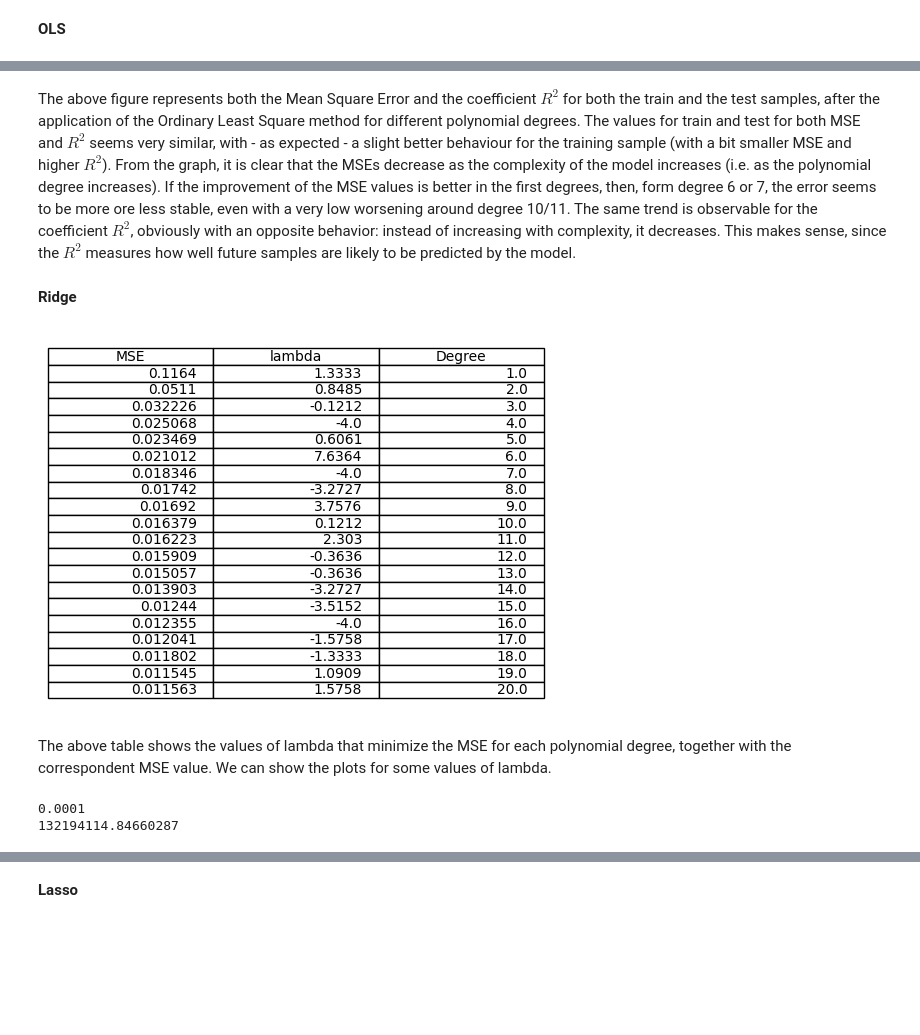
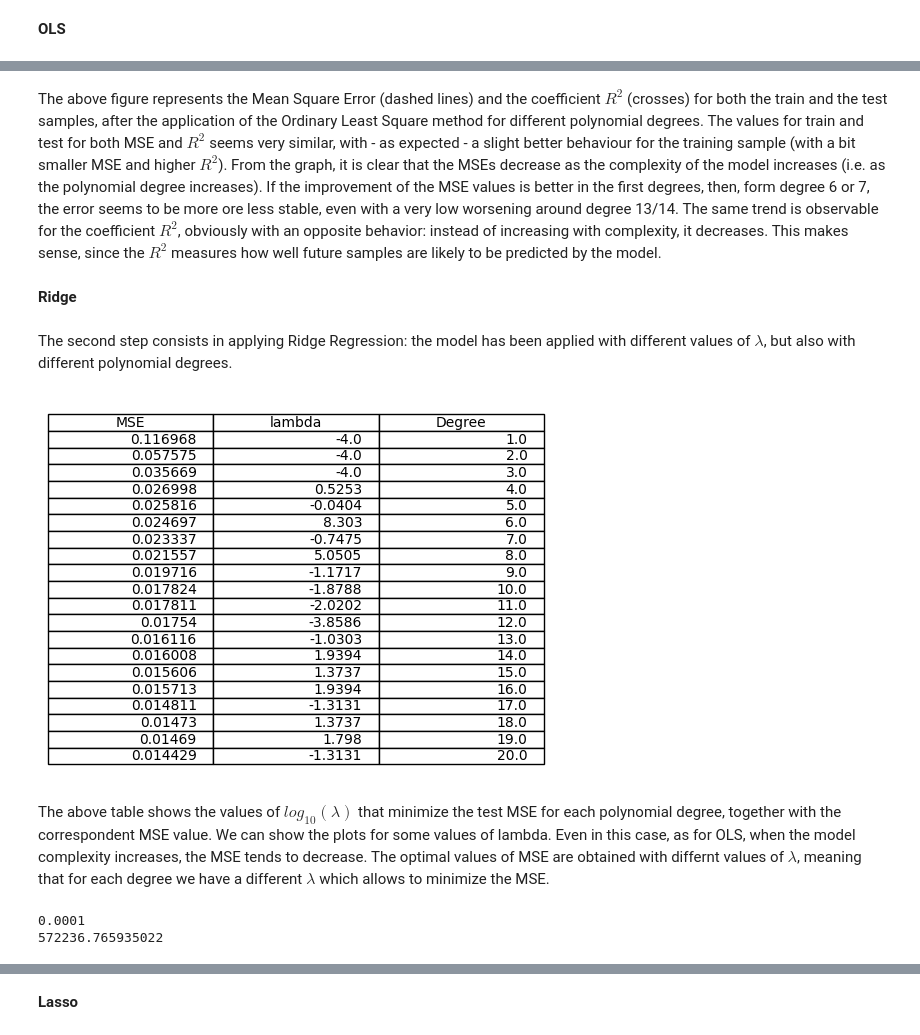
Before and after one commit to alessiasanfelici/FYS-STK4155, a Jupyter notebook: Project bozza/Exercise g.ipynb, the cells around one changed output, grey strips where cells are left out. Saved outputs shown, nothing was run; the diff lists cells and outputs as text; code cells hidden in the pictures; blank space fills up the shorter version.

```diff
--- a/Project bozza/Exercise g.ipynb
+++ b/Project bozza/Exercise g.ipynb
@@ -178,11 +178,13 @@ array([0.11686101, 0.05115188, 0.03223051, 0.02506754, 0.02351813,
 # %% [markdown]
-The above figure represents both the Mean Square Error and the coefficient $R^2$ for both the train and the test samples, after the application of the Ordinary Least Square method for different polynomial degrees. The values for train and test for both MSE and $R^2$ seems very similar, with - as expected - a slight better behaviour for the training sample (with a bit smaller MSE and higher $R^2$). From the graph, it is clear that the MSEs decrease as the complexity of the model increases (i.e. as the polynomial degree increases). If the improvement of the MSE values is better in the first degrees, then, form degree 6 or 7, the error seems to be more ore less stable, even with a very low worsening around degree 10/11. The same trend is observable for the coefficient $R^2$, obviously with an opposite behavior: instead of increasing with complexity, it decreases. This makes sense, since the $R^2$ measures how well future samples are likely to be predicted by the model.
+The above figure represents the Mean Square Error (dashed lines) and the coefficient $R^2$ (crosses) for both the train and the test samples, after the application of the Ordinary Least Square method for different polynomial degrees. The values for train and test for both MSE and $R^2$ seems very similar, with - as expected - a slight better behaviour for the training sample (with a bit smaller MSE and higher $R^2$). From the graph, it is clear that the MSEs decrease as the complexity of the model increases (i.e. as the polynomial degree increases). If the improvement of the MSE values is better in the first degrees, then, form degree 6 or 7, the error seems to be more ore less stable, even with a very low worsening around degree 13/14. The same trend is observable for the coefficient $R^2$, obviously with an opposite behavior: instead of increasing with complexity, it decreases. This makes sense, since the $R^2$ measures how well future samples are likely to be predicted by the model.
 # %% [markdown]
 **Ridge**
+# %% [markdown]
+The second step consists in applying Ridge Regression: the model has been applied with different values of $\lambda$, but also with different polynomial degrees.
 # %%
 # Set the values of lambda
 nlambdas = 100
-lambdas = np.logspace(-4, 20, nlambdas)
+lambdas = np.logspace(-4, 10, nlambdas)
 
 MSE_train = np.zeros((nlambdas, maxdegree))
 MSE_test = np.zeros((nlambdas, maxdegree))
@@ -210,30 +212,30 @@ for j in range(nlambdas):
 # %%
 MSE_Ridge_df = pd.DataFrame(MSE_test, index = lambdas, columns = range(1, maxdegree+1))
 MSE_Ridge_df = MSE_Ridge_df.T
 
 # Create new columns "MSE" and "lambda" containing the minimum value for each row and the lambda value respectively
 MSE_Ridge_df[["MSE", "lambda"]] = MSE_Ridge_df.apply(lambda row: pd.Series([round(row.min(), 6), round(np.log10(row.idxmin()), 4)]), axis=1)
 
 # Drop the original columns to keep only "min_value" and "min_column"
 MSE_Ridge_df.drop(MSE_Ridge_df.columns.difference(["MSE", "lambda"]), axis=1, inplace=True)
 
-MSE_Ridge_df["Degree"] = range(1,maxdegree+1)
+MSE_Ridge_df["Degree"] = MSE_Ridge_df.index
 
 # Save the table
 fig, ax = plt.subplots(1, 1)
 ax.axis('off')
 ax.axis('tight')
 ax.table(cellText = MSE_Ridge_df.values, colLabels = MSE_Ridge_df.columns, loc = 'center')
 plt.savefig("Ridge_table.png")
 plt.show()
 # %% [output]
-[figure, old version]
+[figure, new version]
 # %% [markdown]
-The above table shows the values of lambda that minimize the MSE for each polynomial degree, together with the correspondent MSE value. We can show the plots for some values of lambda.
+The above table shows the values of $log_{10}(\lambda)$ that minimize the test MSE for each polynomial degree, together with the correspondent MSE value. We can show the plots for some values of lambda. Even in this case, as for OLS, when the model complexity increases, the MSE tends to decrease. The optimal values of MSE are obtained with differnt values of $\lambda$, meaning that for each degree we have a different $\lambda$ which allows to minimize the MSE.
 # %%
 print(lambdas[0])
-print(lambdas[50])
+print(lambdas[69])
 # %% [output]
 0.0001
-132194114.84660287
+572236.765935022
 # %%
```
Also changed, not shown: parts of 15 cells of this notebook, 6 other files.
